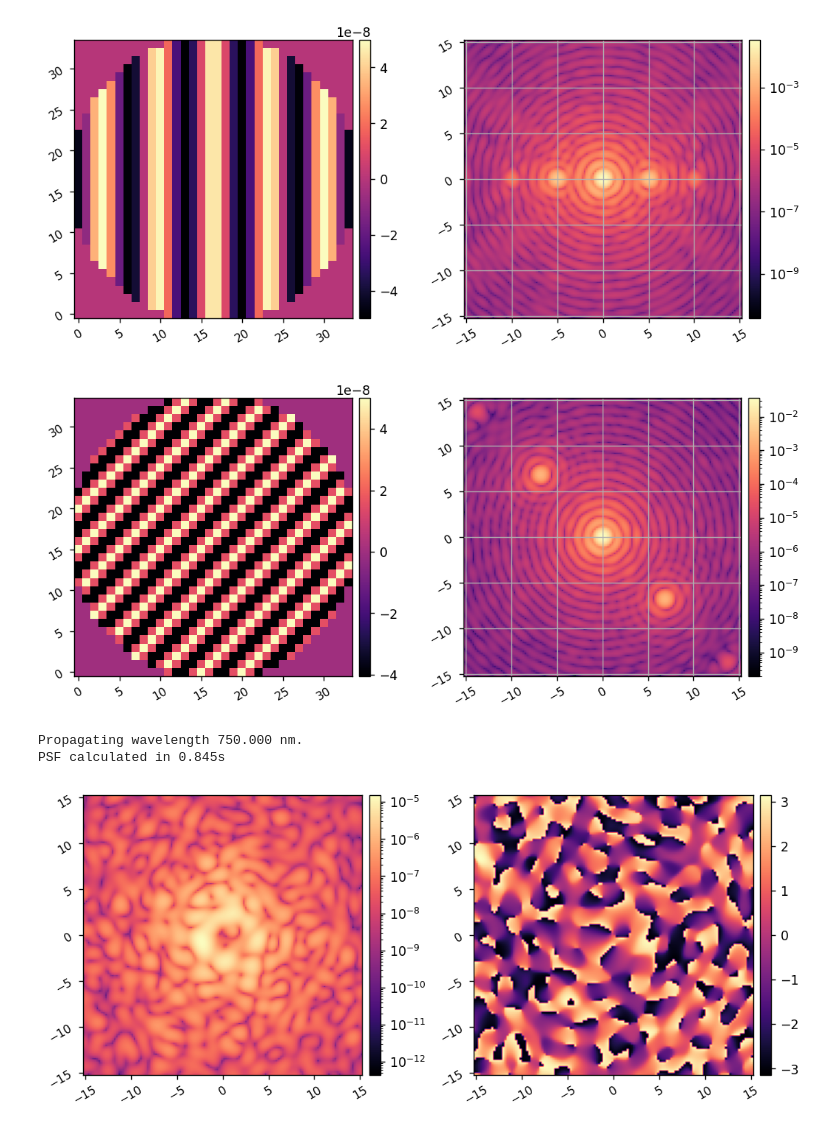
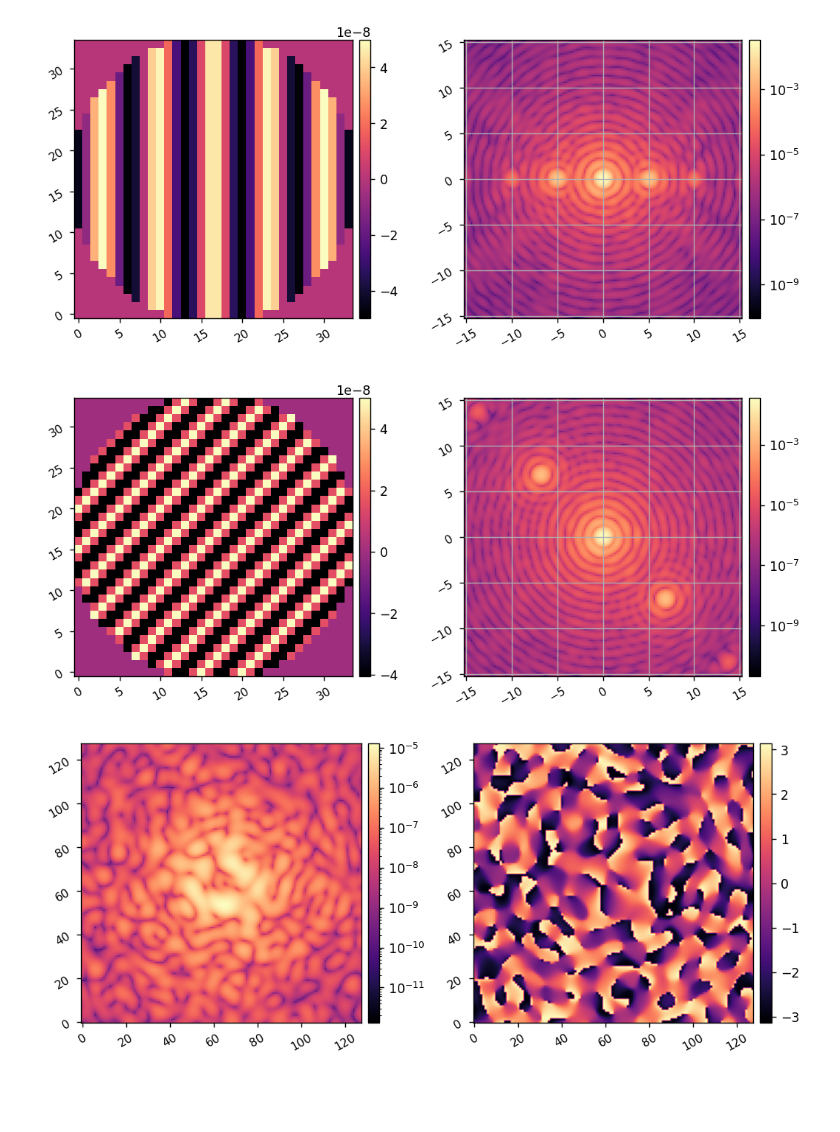
Before and after one commit to kian1377/apra-howfsc-models, a Jupyter notebook: test_compact_model.ipynb, the cells around one changed output. Cells and saved outputs as stored; diff of their text form; code cells hidden in the pictures; blank space fills up the shorter version.

```diff
--- a/test_compact_model.ipynb
+++ b/test_compact_model.ipynb
@@ -33,11 +33,11 @@ reload(agpm)
 vortex = agpm.IdealAGPM(name='VVC', wavelength=wavelength_c, charge=6)
 lyot_stop = poppy.CircularAperture(name='Lyot Stop', radius=3*u.mm * 500/350)
 
+# Load in the pupil plane wfe from the compact model of the coronagraph
 wfe_fits = fits.open('phase-retrieval-data/post_fpm_pupil_wfe.fits')
-wfe = wfe_fits[0].data
+coro_wfe = wfe_fits[0].data
 wfe_pxscl = wfe_fits[0].header['PIXELSCL'] * u.m/u.pix
 wfe_fits.close()
-
-CORO_WFE = poppy.ArrayOpticalElement(transmission=wfe[0], opd=wfe[1], pixelscale=wfe_pxscl,)
-imshow2(CORO_WFE.amplitude, CORO_WFE.opd, pxscl=CORO_WFE.pixelscale)
+CORO_WFE = poppy.ArrayOpticalElement(transmission=coro_wfe[0], opd=coro_wfe[1],pixelscale=wfe_pxscl,)
+imshow2(CORO_WFE.amplitude, CORO_WFE.opd, 'WFE Retrieved from \nTelescope and Coronagraph Model')
 # %% [output]
@@ -48,8 +48,8 @@ poppy_log.disabled = True
 reload(compact)
 c = compact.CORO()
 
-c.npix = 256
-c.oversample = 32
+c.npix = 512
+c.oversample = 16
 c.npsf = 128
 
 c.reset_dm()
@@ -84,20 +84,18 @@ c.set_dm(com_2)
 im2 = c.snap()
 imshow2(c.get_dm(), im2, pxscl2=c.psf_pixelscale_lamD, lognorm2=True, grid2=True)
 # %% [output]
-[figure, old version]
+[figure, new version]
-[figure, old version]
+[figure, new version]
 # %%
 poppy_log.disabled = True
 
 c.reset_dm()
 
 c.RETRIEVED = CORO_WFE
 c.FPM = vortex
 c.LYOT = lyot_stop
 
-wfs = c.calc_wfs()
-imshow2(wfs[-1].intensity, wfs[-1].phase, lognorm1=True, pxscl=c.psf_pixelscale_lamD)
+psf_wf = c.calc_psf()
+imshow2(xp.abs(psf_wf)**2, xp.angle(psf_wf), lognorm1=True)
 # %% [output]
-Propagating wavelength 750.000 nm.
-PSF calculated in 0.845s
-[figure, old version]
+[figure, new version]
```
Also changed, not shown: parts of 2 cells of this notebook, 4 other files.
